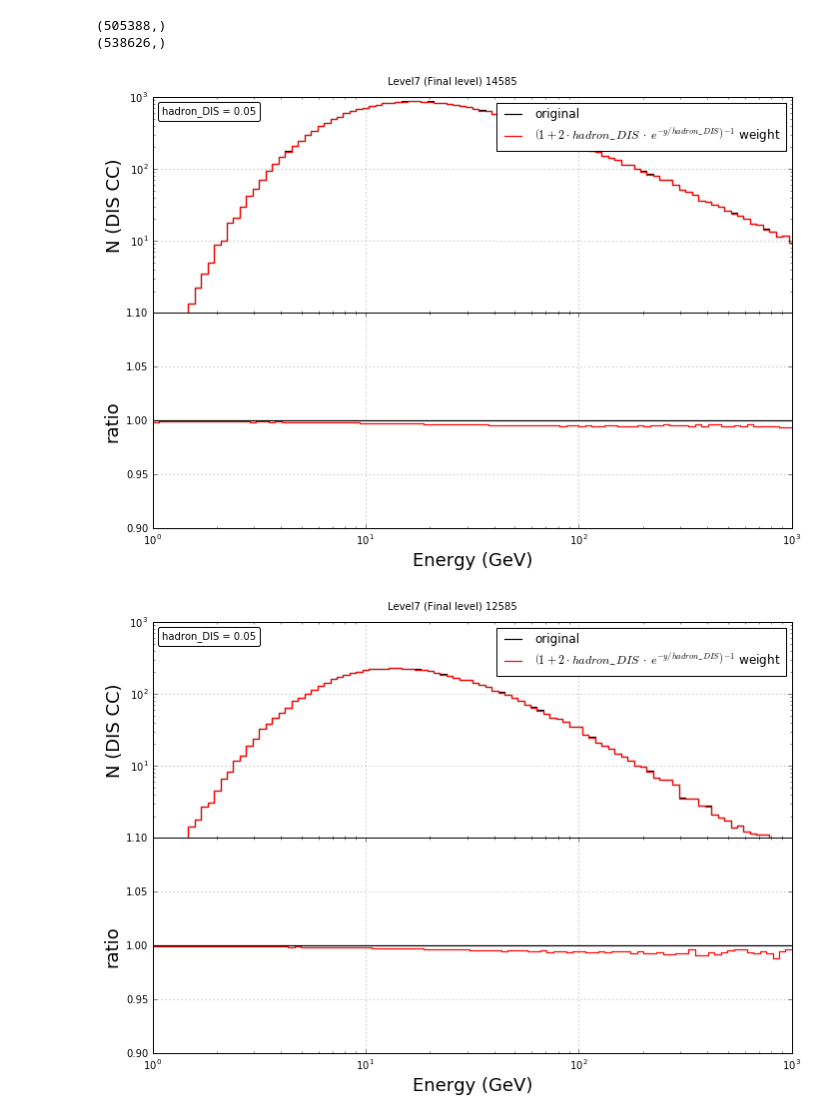
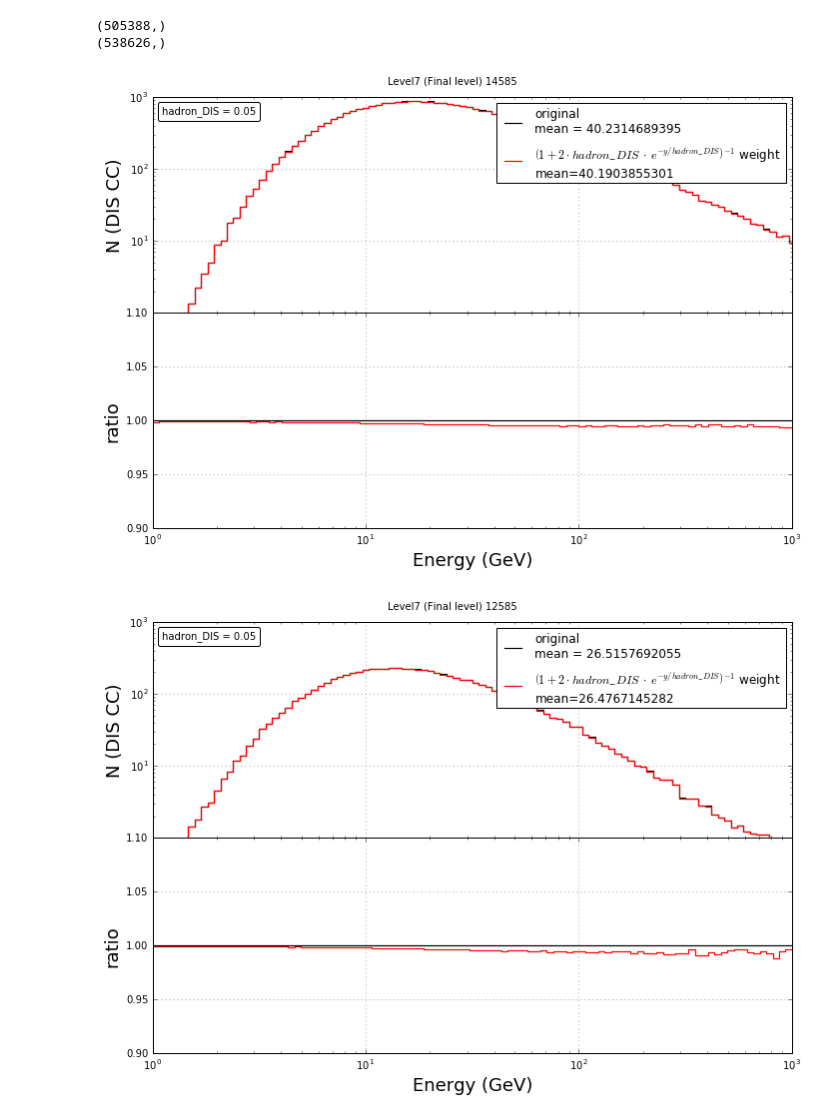
Before and after one commit to ShiveshM/dis_sys_xsec, a Jupyter notebook: NuTeV_L7-hadronization.ipynb, the cells around one changed output. Cells and saved outputs as stored; diff of their text form; code cells hidden in the pictures.

```diff
--- a/NuTeV_L7-hadronization.ipynb
+++ b/NuTeV_L7-hadronization.ipynb
@@ -82,7 +82,7 @@ for name in DATA_DICT.iterkeys():
 (505388,)
 (538626,)
 # %%
-def make_plot(energy_nw, energy_w, binning, name, ylabel, outname):
+def make_plot(energy_nw, energy_w, binning, name, means, ylabel, outname):
     fig = plt.figure(figsize=[10, 7])
     if LEVEL == 0:
         fig.suptitle('Level0 (Generator level) '+name, y=1.005)
@@ -110,11 +110,13 @@ def make_plot(energy_nw, energy_w, binning, name, ylabel, outname):
     energy_nw_0 = np.concatenate(([energy_nw[0]], energy_nw))
     energy_w_0 = np.concatenate(([energy_w[0]], energy_w))
     ax0.step(
-        binning, energy_nw_0, alpha=1, color='black', drawstyle='steps-mid', label='original', linewidth=1.2, linestyle='-'
+        binning, energy_nw_0, alpha=1, color='black', drawstyle='steps-mid',
+        label='original\nmean = {0}'.format(means[0]), linewidth=1.2, linestyle='-'
     )
     ax0.step(
         binning, energy_w_0, alpha=1, color='red', drawstyle='steps-mid',
-        label=r'$\left ( 1+2\cdot hadron\_DIS\:\cdot\:e^{-y/{hadron\_DIS}}\right )^{-1}$ weight',
+        label=r'$\left ( 1+2\cdot hadron\_DIS\:\cdot\:e^{-y/{hadron\_DIS}}\right )^{-1}$ weight'
+            +'\nmean={0}'.format(means[1]),
         linewidth=1.2, linestyle='-'
     )
     ax0.legend()
@@ -150,29 +152,33 @@ def make_plot(energy_nw, energy_w, binning, name, ylabel, outname):
 # %%
 binning = np.logspace(0, 3, 100)
 
 disnc_energy = []
 disnc_weights = []
 disnc_weights_raw = []
 for name in DATA_DICT.iterkeys():
     discc = (DATA_DICT[name]['dis_array'] & DATA_DICT[name]['cc_array'])
     e_hist, edges = np.histogram(DATA_DICT[name]['energy_array'][discc], bins=binning,
                                  weights=DATA_DICT[name]['weights_raw'][discc])
     e_hist_w, edges = np.histogram(DATA_DICT[name]['energy_array'][discc], bins=binning,
                                    weights=DATA_DICT[name]['weights'][discc])
+    mean_n = np.average(DATA_DICT[name]['energy_array'][discc], weights=DATA_DICT[name]['weights_raw'][discc])
+    mean_w = np.average(DATA_DICT[name]['energy_array'][discc], weights=DATA_DICT[name]['weights'][discc])
 
-    make_plot(e_hist, e_hist_w, binning, name, 'N (DIS CC)', '{0}_energy_shift_discc_hadronization.png'.format(name))
+    make_plot(e_hist, e_hist_w, binning, name, (mean_n, mean_w), 'N (DIS CC)', '{0}_energy_shift_discc_hadronization.png'.format(name))
 
     disnc = (DATA_DICT[name]['dis_array'] & ~DATA_DICT[name]['cc_array'])
     disnc_energy.append(DATA_DICT[name]['energy_array'][disnc])
     disnc_weights.append(DATA_DICT[name]['weights'][disnc])
     disnc_weights_raw.append(DATA_DICT[name]['weights_raw'][disnc])
 
 disnc_energy, disnc_weights, disnc_weights_raw = map(np.hstack, (disnc_energy, disnc_weights, disnc_weights_raw))
 
 e_hist, edges = np.histogram(disnc_energy, bins=binning, weights=disnc_weights_raw)
 e_hist_w, edges = np.histogram(disnc_energy, bins=binning, weights=disnc_weights)
+mean_n = np.average(disnc_energy, weights=disnc_weights_raw)
+mean_w = np.average(disnc_energy, weights=disnc_weights)
 
-make_plot(e_hist, e_hist_w, binning, '12585+14585', 'N (DIS NC)', '12_14_energy_shift_hadronization.png')
+make_plot(e_hist, e_hist_w, binning, '12585+14585', (mean_n, mean_w), 'N (DIS NC)', '12_14_energy_shift_hadronization.png')
 # %% [output]
-[figure, old version]
+[figure, new version]
-[figure, old version]
+[figure, new version]
```
Also changed, not shown: parts of 1 cell of this notebook, 6 other files.
